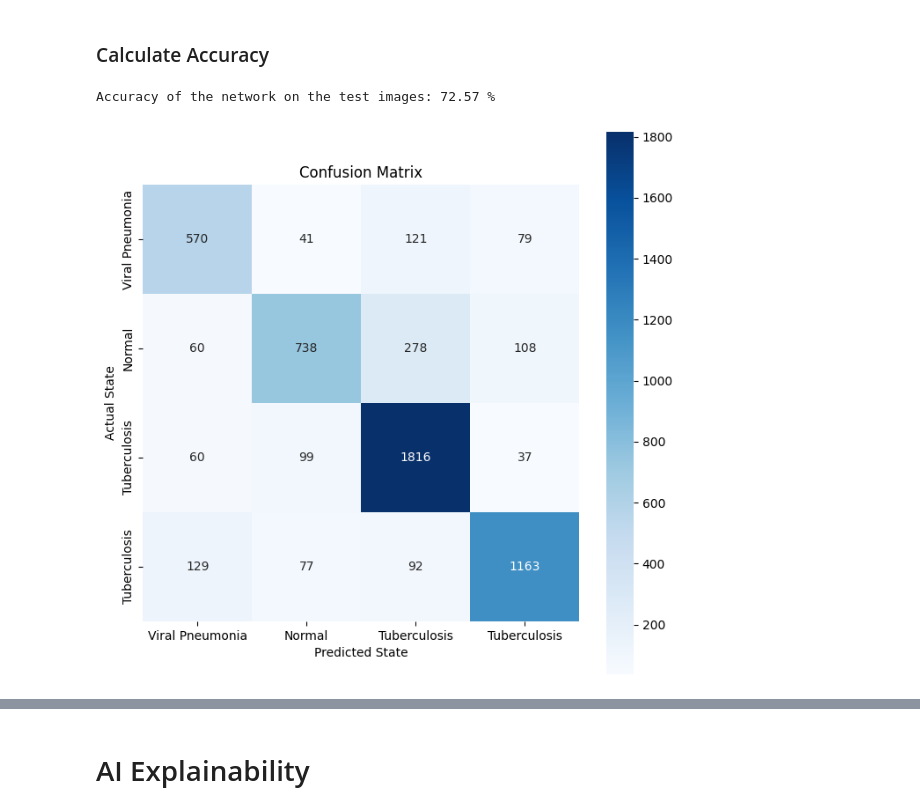
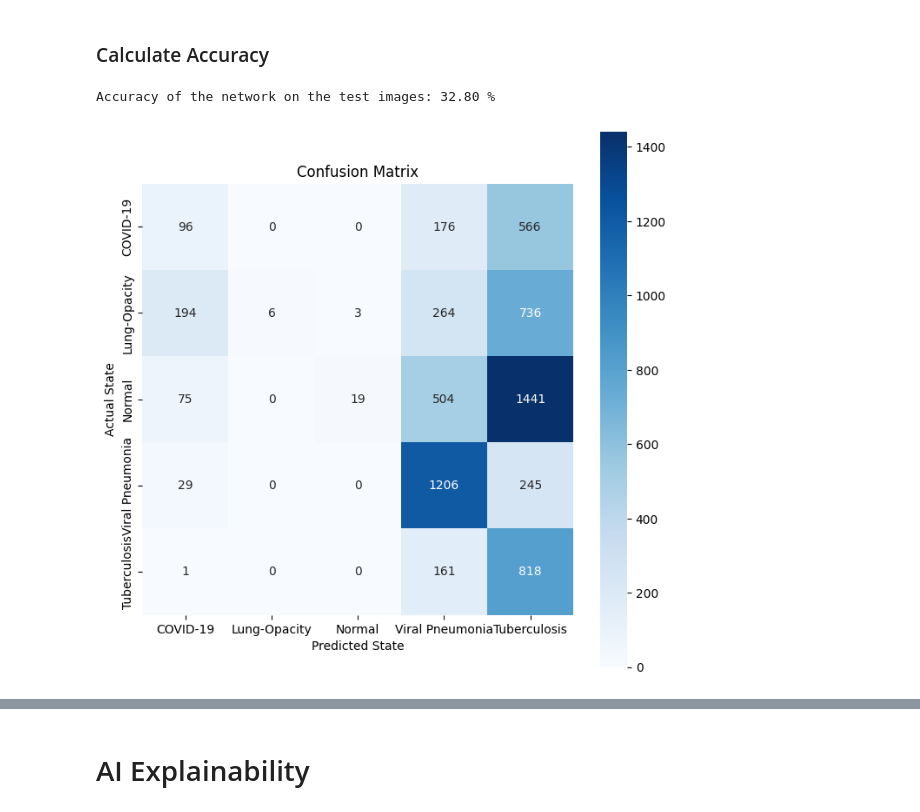
Before and after one commit to Fabianofski/medical-chest-xray, a Jupyter notebook: medical.ipynb, the cells around one changed output, grey strips where cells are left out. Cells and saved outputs as stored; diff of their text form; code cells hidden in the pictures.

```diff
--- a/medical.ipynb
+++ b/medical.ipynb
@@ -92,11 +164,11 @@ data_transform = transforms.Compose([
     transforms.Normalize(mean=[0.5], std=[0.5])  # Normalize the image
 ])
 # %%
-train_dir = 'preprocessed/train'
-test_dir = 'preprocessed/test'
-val_dir = 'preprocessed/val'
+images_train_dir = 'clahe/train'
+test_dir = 'clahe/test'
+val_dir = 'clahe/val'
 # %%
-train_dataset = XRayDataset(train_dir, transform=data_transform)
+train_dataset = XRayDataset(images_train_dir, transform=data_transform)
 test_dataset = XRayDataset(test_dir)
 val_dataset = XRayDataset(val_dir)
 # %%
@@ -273,6 +285,7 @@ for epoch in range(num_epochs):
     with tqdm(train_loader, desc=f'Epoch {epoch+1+starting_epoch}/{num_epochs+starting_epoch}', leave=False) as t:
         for i, data in enumerate(t):
             inputs, labels = data
+            inputs, labels = inputs.to(device), labels.to(device)
             optimizer.zero_grad()
 
             outputs, _ = model(inputs)
@@ -291,6 +304,7 @@ for epoch in range(num_epochs):
     with torch.no_grad():
         for data in val_loader:
             inputs, labels = data
+            inputs, labels = inputs.to(device), labels.to(device)
             outputs, _ = model(inputs)
             _, predicted = torch.max(outputs.data, 1)
             val_total += labels.size(0)
@@ -318,7 +336,7 @@ from sklearn.metrics import confusion_matrix
 import numpy as np
 
 epoch=6
-model.load_state_dict(torch.load(f'saved_models/{variant}_epoch_{epoch}.pth'))
+#model.load_state_dict(torch.load(f'saved_models/{variant}_epoch_{epoch}.pth'))
 model.eval()  # Set the model to evaluation mode
 
 correct = 0
@@ -330,17 +348,18 @@ attention_masks = []
 with torch.no_grad(), tqdm(total=len(test_loader.dataset)) as pbar:
     for i, data in enumerate(test_loader, 0):
         images, labels = data
+        images, labels = images.to(device), labels.to(device)
         outputs, attention = model(images)
 
         _, predicted = torch.max(outputs, 1)
 
-        predicted_labels.extend(predicted.numpy())
-        true_labels.extend(labels.numpy())
+        predicted_labels.extend(predicted.cpu().numpy())
+        true_labels.extend(labels.cpu().numpy())
 
         total += labels.size(0)
         correct += (predicted == labels).sum().item()
 
-        attention_masks.extend(attention.numpy())
+        attention_masks.extend(attention.cpu().numpy())
         pbar.update(len(labels))
 
         # Log predictions
@@ -354,33 +373,33 @@ predicted_labels = np.array(predicted_labels)
 true_labels = np.array(true_labels)
 attention_masks = np.array(attention_masks)
 # %% [output]
-Accuracy of the network on the test images: 72.57 %
+Accuracy of the network on the test images: 32.80 %
 # %%
 import matplotlib.pyplot as plt
 import seaborn as sns
 
 label_mapping = {
     0: 'COVID-19',
     1: 'Lung-Opacity',
     2: 'Normal',
     3: 'Viral Pneumonia',
     4: 'Tuberculosis'
 }
 
 images, class_labels = next(iter(train_loader))
 conf_matrix = confusion_matrix(true_labels, predicted_labels)
-conf_matrix_sliced = conf_matrix[:4, :4]
-class_labels_mapped = [label_mapping[label.item()] for label in class_labels[:4]]
+conf_matrix_sliced = conf_matrix[:5, :5]
+class_labels_mapped = [label_mapping[label.item()] for label in class_labels.unique()]
 
 plt.figure(figsize=(8, 8))
 sns.heatmap(conf_matrix_sliced, annot=True, fmt='d', cmap='Blues', square=True,
             xticklabels=class_labels_mapped, yticklabels=class_labels_mapped)
 plt.xlabel('Predicted State')
 plt.ylabel('Actual State')
 plt.title('Confusion Matrix')
 plt.show()
 # %% [output]
-[figure, old version]
+[figure, new version]
 # %%
 import matplotlib.pyplot as plt
 import numpy as np
```
Also changed, not shown: parts of 35 cells of this notebook, 1 other file.
